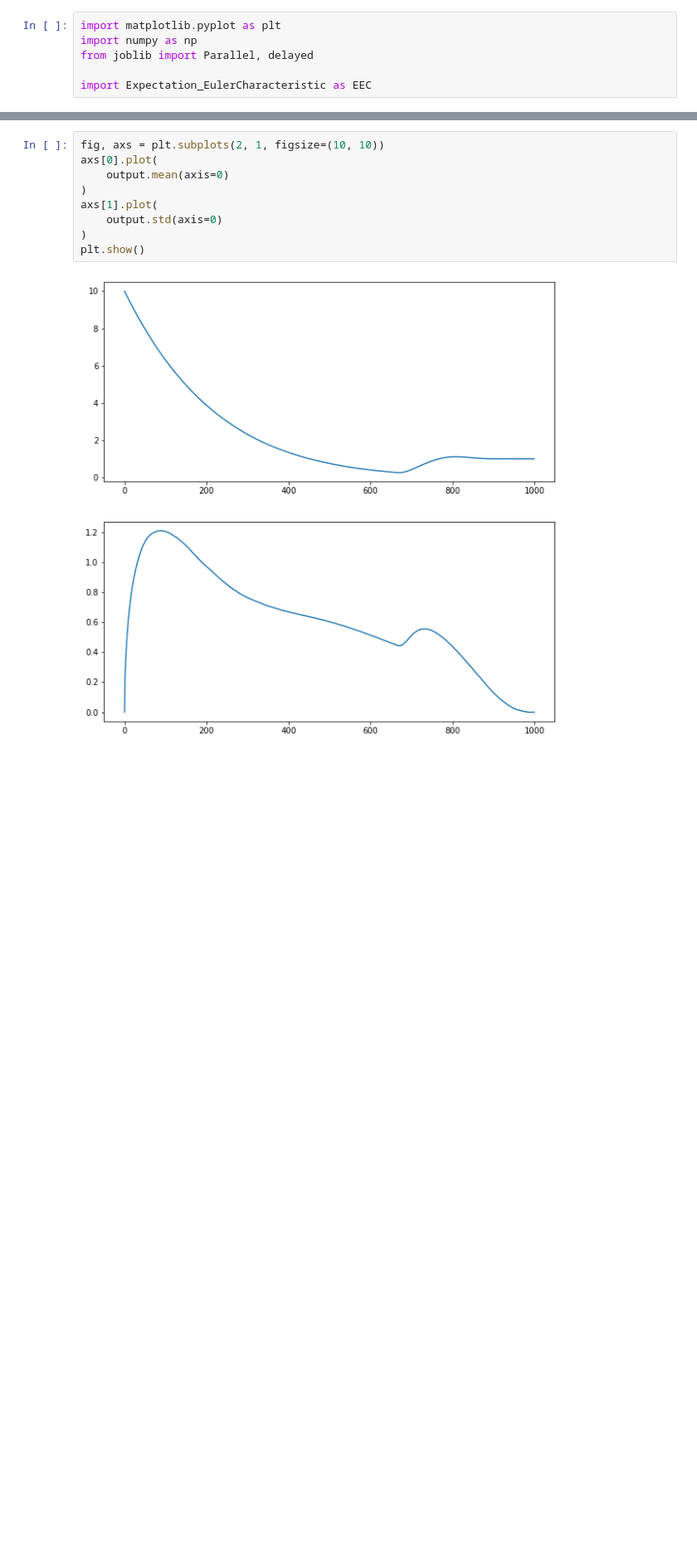
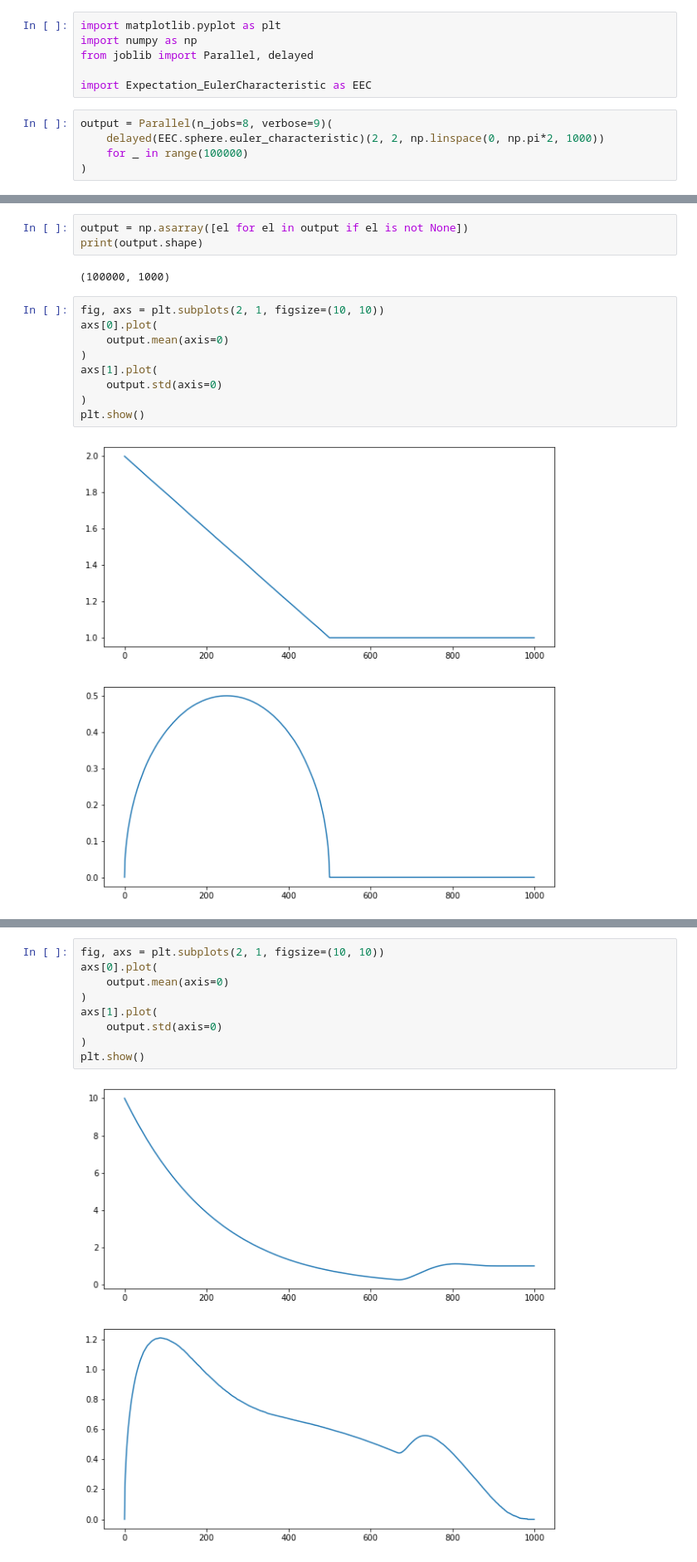
Before and after one commit to TJPaik/misc, a Jupyter notebook: EEC_example.ipynb, the cells around one changed output, grey strips where cells are left out. Shown at 83% size. Saved outputs shown, nothing was run; the diff lists cells and outputs as text; blank space fills up the shorter version.

```diff
--- a/EEC_example.ipynb
+++ b/EEC_example.ipynb
@@ -4,3 +4,8 @@ import numpy as np
 from joblib import Parallel, delayed
 
 import Expectation_EulerCharacteristic as EEC
+# %%
+output = Parallel(n_jobs=8, verbose=9)(
+    delayed(EEC.sphere.euler_characteristic)(2, 2, np.linspace(0, np.pi*2, 1000))
+    for _ in range(100000)
+)
@@ -7,3 +30,19 @@ import Expectation_EulerCharacteristic as EEC
+# %%
+output = np.asarray([el for el in output if el is not None])
+print(output.shape)
+# %% [output]
+(100000, 1000)
+# %%
+fig, axs = plt.subplots(2, 1, figsize=(10, 10))
+axs[0].plot(
+    output.mean(axis=0)
+)
+axs[1].plot(
+    output.std(axis=0)
+)
+plt.show()
+# %% [output]
+[figure, added]
 # %%
 output = Parallel(n_jobs=8, verbose=9)(
     delayed(EEC.sphere.euler_characteristic)(10, 2, np.linspace(0, np.pi, 1000))
```
Also changed, not shown: parts of 4 cells of this notebook.
